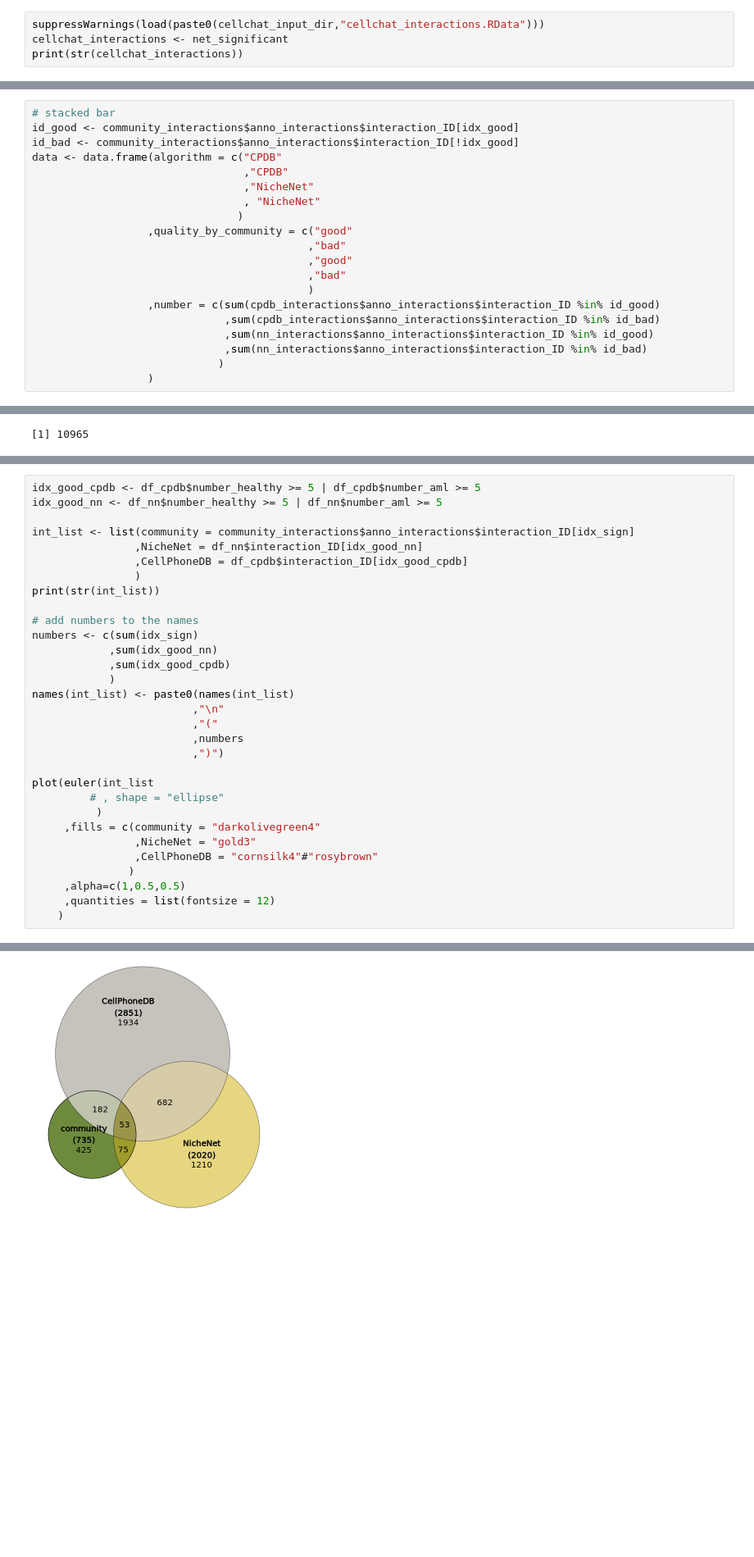
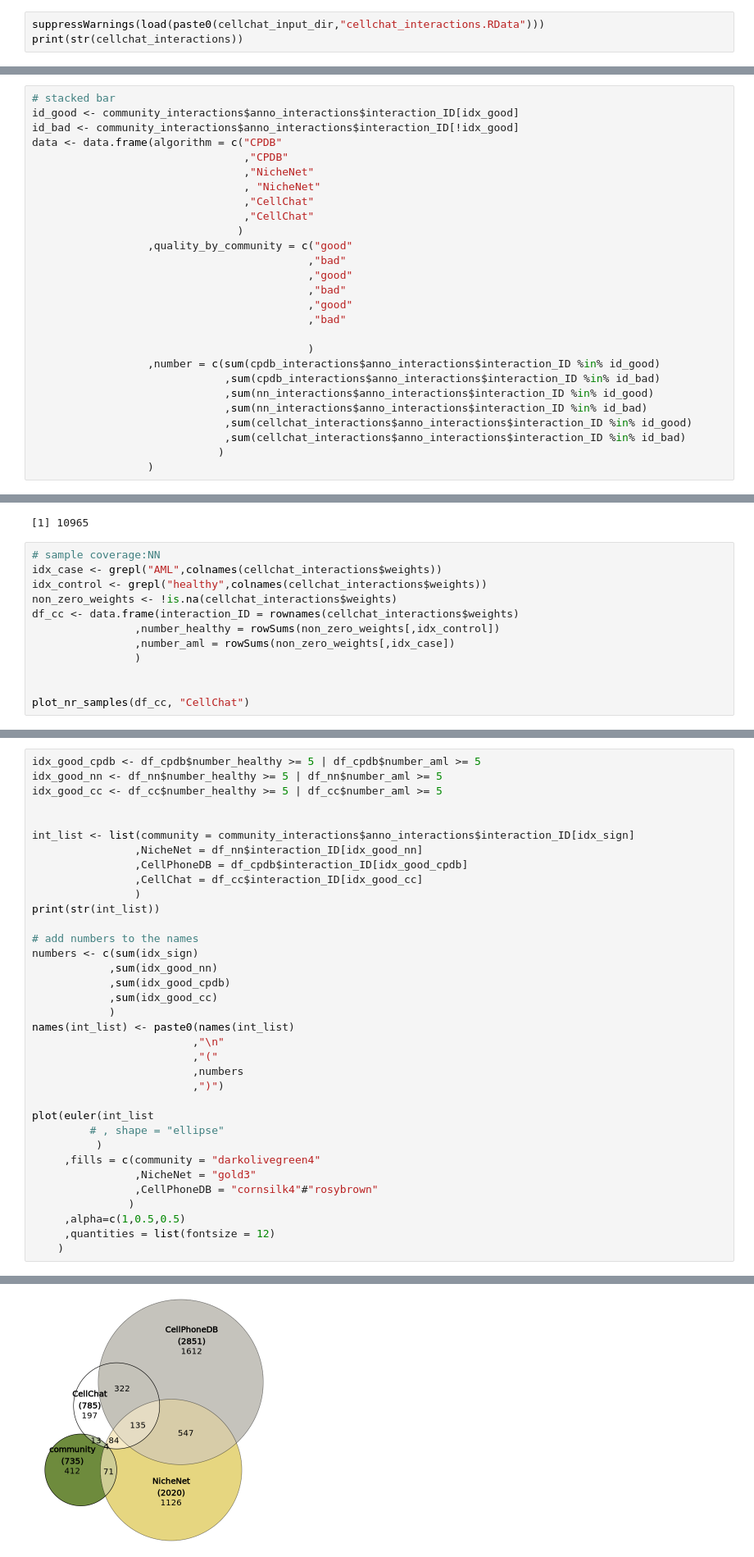
Before and after one commit to colomemaria/community-paper, a Jupyter notebook: src/method_comparison/compare_algorithms/compare_results/compare_algorithms.ipynb, the cells around one changed output, grey strips where cells are left out. Shown at 82% size. Cells and saved outputs as stored; diff of their text form; blank space fills up the shorter version.

Commit message:
CellChat comparison

```diff
--- a/src/method_comparison/compare_algorithms/compare_results/compare_algorithms.ipynb
+++ b/src/method_comparison/compare_algorithms/compare_results/compare_algorithms.ipynb
@@ -81,6 +76,5 @@ List of 2
 NULL
 # %%
 suppressWarnings(load(paste0(cellchat_input_dir,"cellchat_interactions.RData")))
-cellchat_interactions <- net_significant
 print(str(cellchat_interactions))
 # %% [output]
@@ -203,16 +203,23 @@ data <- data.frame(algorithm = c("CPDB"
                                  ,"CPDB"
                                  ,"NicheNet"
                                  , "NicheNet"
+                                 ,"CellChat"
+                                 ,"CellChat"
                                 )
                   ,quality_by_community = c("good"
                                            ,"bad"
                                            ,"good"
                                            ,"bad"
+                                           ,"good"
+                                           ,"bad"
+
                                            )
                   ,number = c(sum(cpdb_interactions$anno_interactions$interaction_ID %in% id_good)
                               ,sum(cpdb_interactions$anno_interactions$interaction_ID %in% id_bad)
                               ,sum(nn_interactions$anno_interactions$interaction_ID %in% id_good)
                               ,sum(nn_interactions$anno_interactions$interaction_ID %in% id_bad)
+                              ,sum(cellchat_interactions$anno_interactions$interaction_ID %in% id_good)
+                              ,sum(cellchat_interactions$anno_interactions$interaction_ID %in% id_bad)
                              )
                   )
 # %%
@@ -376,3 +374,15 @@ length(df_cpdb$interaction_ID)
 length(df_nn$interaction_ID)
 # %% [output]
 [1] 10965
+# %%
+# sample coverage:NN
+idx_case <- grepl("AML",colnames(cellchat_interactions$weights))
+idx_control <- grepl("healthy",colnames(cellchat_interactions$weights))
+non_zero_weights <- !is.na(cellchat_interactions$weights)
+df_cc <- data.frame(interaction_ID = rownames(cellchat_interactions$weights)
+                ,number_healthy = rowSums(non_zero_weights[,idx_control])
+                ,number_aml = rowSums(non_zero_weights[,idx_case])
+                )
+
+
+plot_nr_samples(df_cc, "CellChat")
@@ -379,10 +437,13 @@ length(df_nn$interaction_ID)
 # %%
 idx_good_cpdb <- df_cpdb$number_healthy >= 5 | df_cpdb$number_aml >= 5
 idx_good_nn <- df_nn$number_healthy >= 5 | df_nn$number_aml >= 5
+idx_good_cc <- df_cc$number_healthy >= 5 | df_cc$number_aml >= 5
+
 
 int_list <- list(community = community_interactions$anno_interactions$interaction_ID[idx_sign]
                 ,NicheNet = df_nn$interaction_ID[idx_good_nn]
                 ,CellPhoneDB = df_cpdb$interaction_ID[idx_good_cpdb]
+                ,CellChat = df_cc$interaction_ID[idx_good_cc]
                 )
 print(str(int_list))
 
@@ -390,6 +451,7 @@ print(str(int_list))
 numbers <- c(sum(idx_sign)
             ,sum(idx_good_nn)
             ,sum(idx_good_cpdb)
+            ,sum(idx_good_cc)
             )
 names(int_list) <- paste0(names(int_list)
                          ,"\n"
@@ -415,5 +478,5 @@ List of 3
 NULL
-[figure, old version]
+[figure, new version]
 # %% [markdown]
 ## Alluvial plot of interactions
 # %% [markdown]
```
Also changed, not shown: parts of 34 cells of this notebook, 8 other files.
